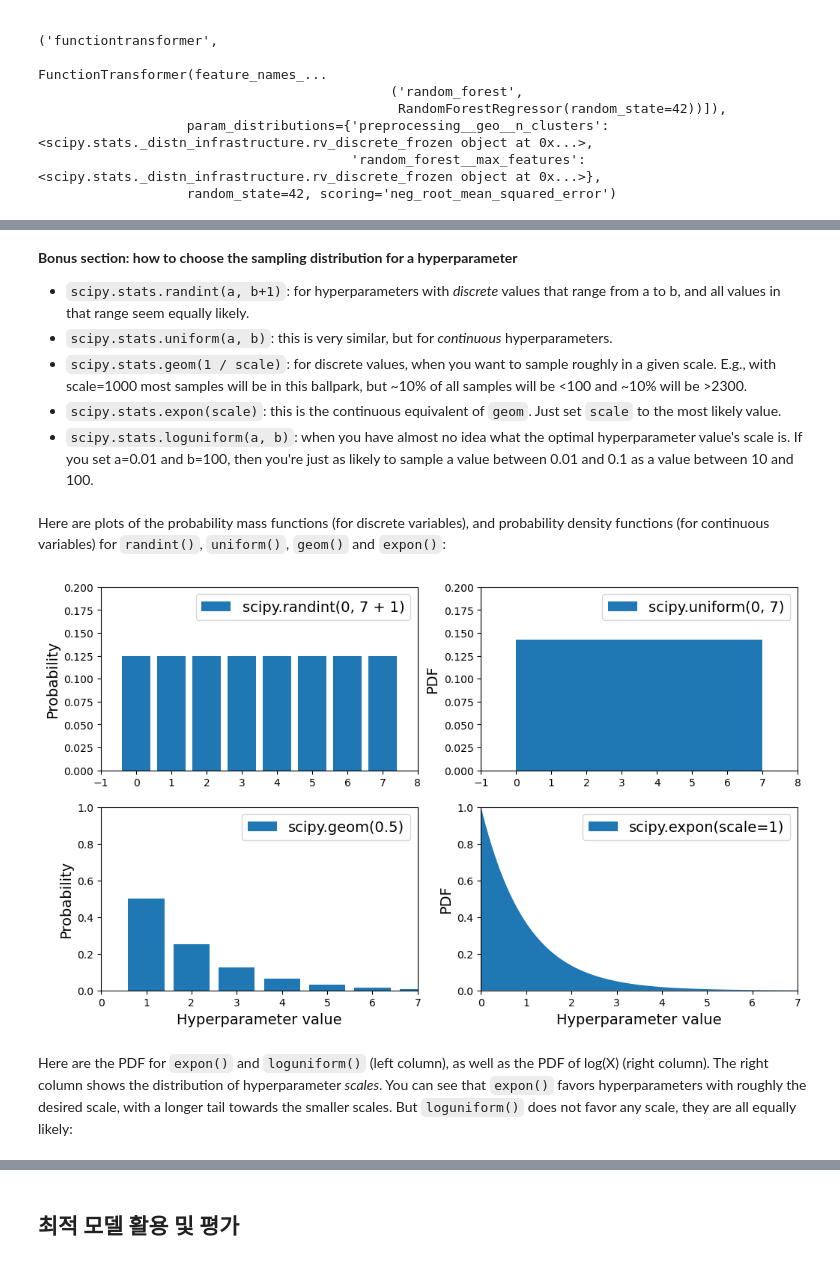
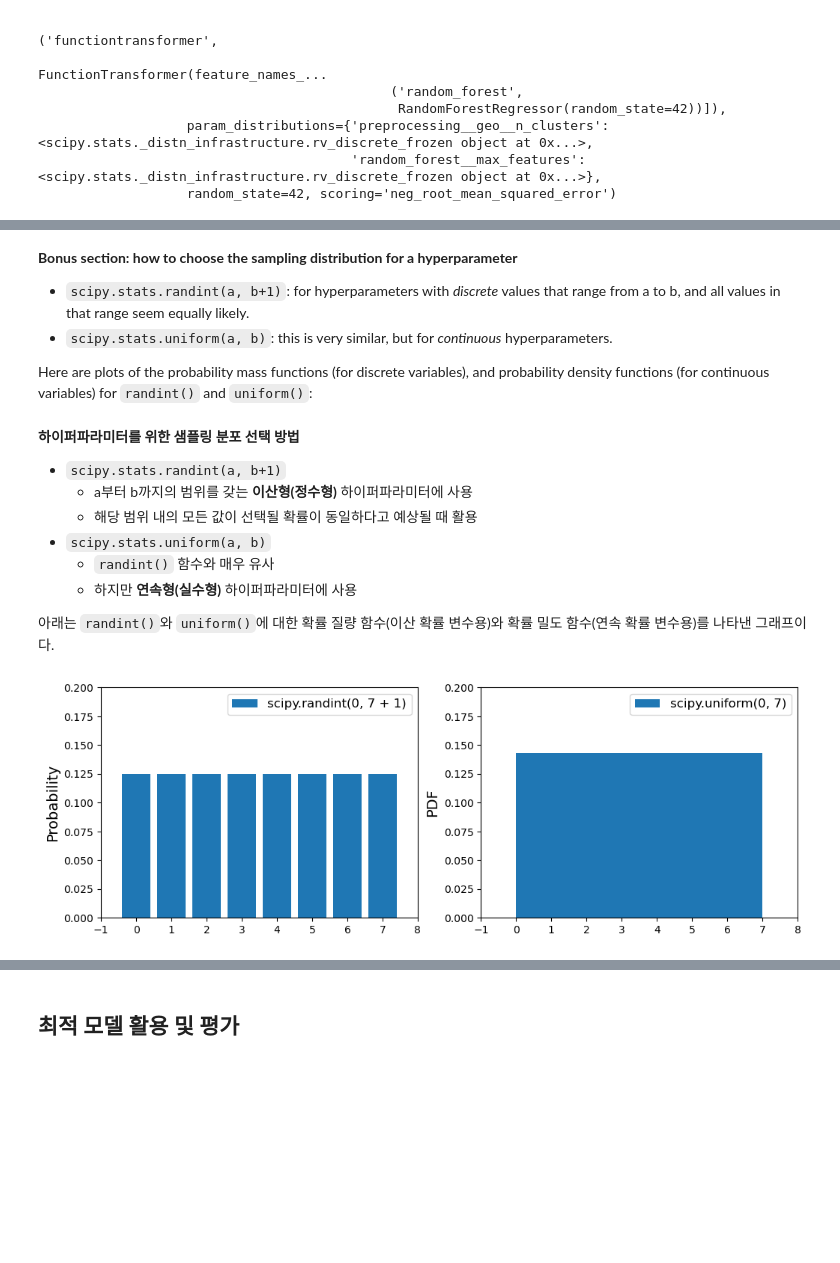
Before and after one commit to ch101634/code-workout-ml, a Jupyter notebook: notebooks/code-end2end_ml_project.ipynb, the cells around one changed output, grey strips where cells are left out. Saved outputs shown, nothing was run; the diff lists cells and outputs as text; code cells hidden in the pictures; blank space fills up the shorter version.

```diff
--- a/notebooks/code-end2end_ml_project.ipynb
+++ b/notebooks/code-end2end_ml_project.ipynb
@@ -1485,58 +1758,42 @@ cv_res.head()
 
 * `scipy.stats.randint(a, b+1)`: for hyperparameters with _discrete_ values that range from a to b, and all values in that range seem equally likely.
 * `scipy.stats.uniform(a, b)`: this is very similar, but for _continuous_ hyperparameters.
-* `scipy.stats.geom(1 / scale)`: for discrete values, when you want to sample roughly in a given scale. E.g., with scale=1000 most samples will be in this ballpark, but ~10% of all samples will be <100 and ~10% will be >2300.
-* `scipy.stats.expon(scale)`: this is the continuous equivalent of `geom`. Just set `scale` to the most likely value.
-* `scipy.stats.loguniform(a, b)`: when you have almost no idea what the optimal hyperparameter value's scale is. If you set a=0.01 and b=100, then you're just as likely to sample a value between 0.01 and 0.1 as a value between 10 and 100.
+
+Here are plots of the probability mass functions (for discrete variables), and probability density functions (for continuous variables) for `randint()` and `uniform()`:
-# %% [markdown]
-Here are plots of the probability mass functions (for discrete variables), and probability density functions (for continuous variables) for `randint()`, `uniform()`, `geom()` and `expon()`:
+# %% [markdown]
+**하이퍼파라미터를 위한 샘플링 분포 선택 방법**
+
+* `scipy.stats.randint(a, b+1)`
+    - a부터 b까지의 범위를 갖는 **이산형(정수형)** 하이퍼파라미터에 사용
+    - 해당 범위 내의 모든 값이 선택될 확률이 동일하다고 예상될 때 활용
+* `scipy.stats.uniform(a, b)`
+    - `randint()` 함수와 매우 유사
+    - 하지만 **연속형(실수형)** 하이퍼파라미터에 사용
+
+아래는 `randint()`와 `uniform()`에 대한 확률 질량 함수(이산 확률 변수용)와 확률 밀도 함수(연속 확률 변수용)를 나타낸 그래프이다.
 # %%
-# extra code – plots a few distributions you can use in randomized search
-
 from scipy.stats import randint, uniform, geom, expon
 
 xs1 = np.arange(0, 7 + 1)
 randint_distrib = randint(0, 7 + 1).pmf(xs1)
 
 xs2 = np.linspace(0, 7, 500)
 uniform_distrib = uniform(0, 7).pdf(xs2)
 
-xs3 = np.arange(0, 7 + 1)
-geom_distrib = geom(0.5).pmf(xs3)
+plt.figure(figsize=(12, 4))
 
-xs4 = np.linspace(0, 7, 500)
-expon_distrib = expon(scale=1).pdf(xs4)
-
-plt.figure(figsize=(12, 7))
-
-plt.subplot(2, 2, 1)
+plt.subplot(1, 2, 1)
 plt.bar(xs1, randint_distrib, label="scipy.randint(0, 7 + 1)")
 plt.ylabel("Probability")
 plt.legend()
 plt.axis([-1, 8, 0, 0.2])
 
-plt.subplot(2, 2, 2)
+plt.subplot(1, 2, 2)
 plt.fill_between(xs2, uniform_distrib, label="scipy.uniform(0, 7)")
 plt.ylabel("PDF")
 plt.legend()
 plt.axis([-1, 8, 0, 0.2])
 
-plt.subplot(2, 2, 3)
-plt.bar(xs3, geom_distrib, label="scipy.geom(0.5)")
-plt.xlabel("Hyperparameter value")
-plt.ylabel("Probability")
-plt.legend()
-plt.axis([0, 7, 0, 1])
-
-plt.subplot(2, 2, 4)
-plt.fill_between(xs4, expon_distrib, label="scipy.expon(scale=1)")
-plt.xlabel("Hyperparameter value")
-plt.ylabel("PDF")
-plt.legend()
-plt.axis([0, 7, 0, 1])
-
 plt.show()
 # %% [output]
-[figure, old version]
+[figure, new version]
-# %% [markdown]
-Here are the PDF for `expon()` and `loguniform()` (left column), as well as the PDF of log(X) (right column). The right column shows the distribution of hyperparameter _scales_. You can see that `expon()` favors hyperparameters with roughly the desired scale, with a longer tail towards the smaller scales. But `loguniform()` does not favor any scale, they are all equally likely:
```
Also changed, not shown: parts of 116 cells of this notebook, 2 other files.
